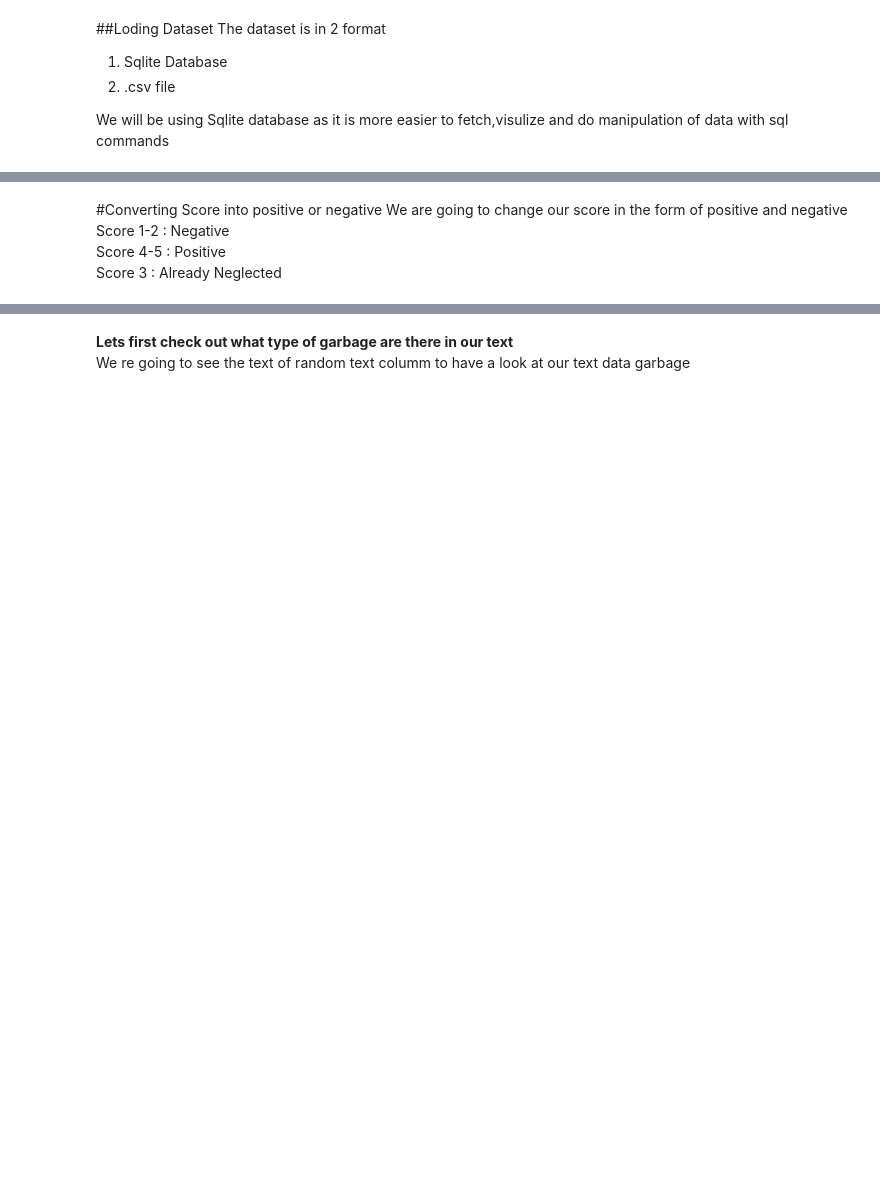
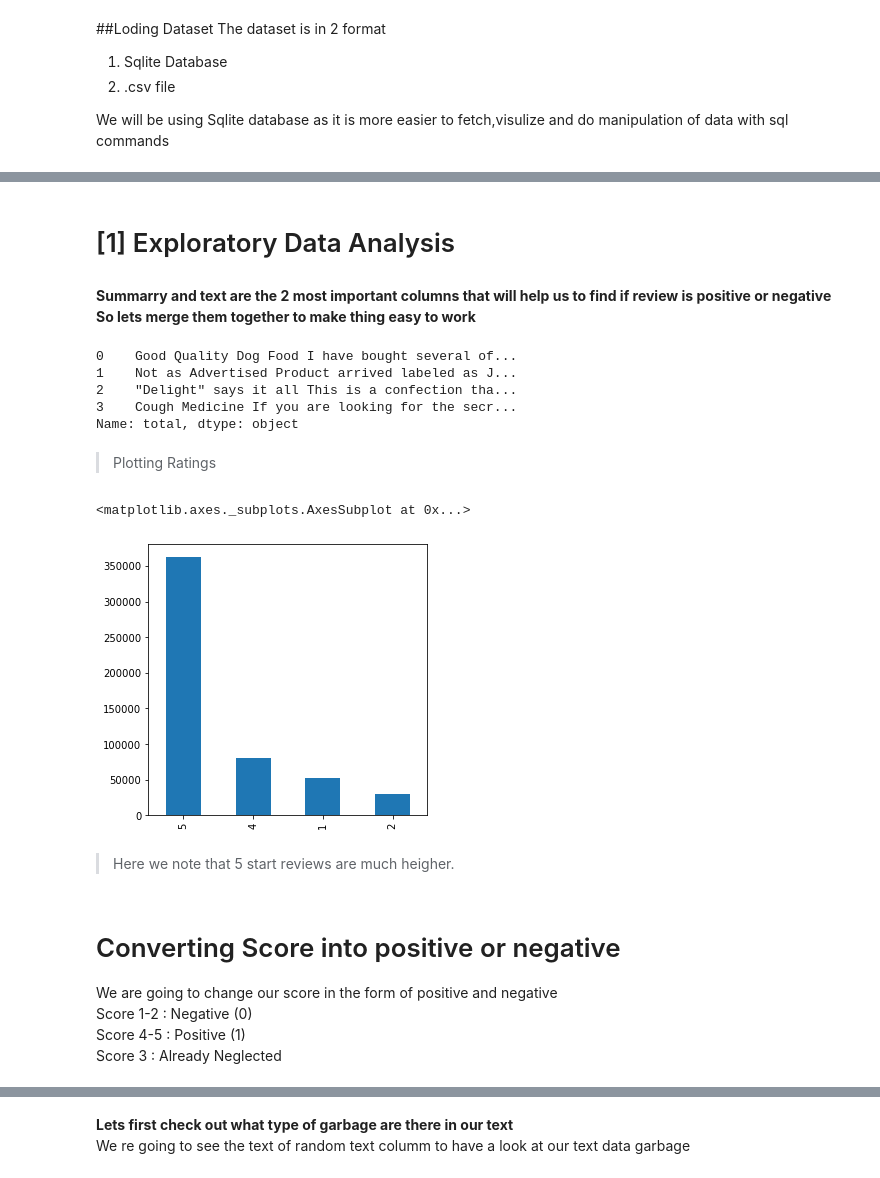
Before and after one commit to ayushising/Amazon_Reviews_for_Sentiment_Analysis, a Jupyter notebook: Amazon_Food_Review_Analysis .ipynb, the cells around one changed output, grey strips where cells are left out. Saved outputs shown, nothing was run; the diff lists cells and outputs as text; code cells hidden in the pictures; blank space fills up the shorter version.

```diff
--- a/Amazon_Food_Review_Analysis .ipynb
+++ b/Amazon_Food_Review_Analysis .ipynb
@@ -91,3 +122,6 @@ NameError: name 'pwd' is not defined
+# %%
+# Conecting to our database
+con=sqlite3.connect('/kaggle/input/amazon-fine-food-reviews/database.sqlite')
 # %%
 data=pd.read_sql_query("""
 SELECT *
@@ -111,8 +138,33 @@ data.head(4)
+# %% [markdown]
+# [1] Exploratory Data Analysis
+# %% [markdown]
+**Summarry and text are the 2 most important columns that will help us to find if review is positive or negative
+<br>
+So lets merge them together to make thing easy to work**
+# %%
+data['total']=data['Summary']+' '+data['Text']
+data.total.head(4)
+# %% [output]
+0    Good Quality Dog Food I have bought several of...
+1    Not as Advertised Product arrived labeled as J...
+2    "Delight" says it all This is a confection tha...
+3    Cough Medicine If you are looking for the secr...
+Name: total, dtype: object
+# %% [markdown]
+> Plotting Ratings
+# %%
+rcParams["figure.figsize"] = 5,5
+data["Score"].value_counts()[:4].plot(kind="bar")
+# %% [output]
+<matplotlib.axes._subplots.AxesSubplot at 0x...>
+[figure, added]
+# %% [markdown]
+> Here we note that 5 start reviews are much heigher.
 # %% [markdown]
-#Converting Score into positive or negative
+# Converting Score into positive or negative
 We are going to change our score in the form of positive and negative<br>
-Score 1-2 : Negative<br>
-Score 4-5 : Positive<br>
+Score 1-2 : Negative (0)<br>
+Score 4-5 : Positive (1) <br>
 Score 3 : Already Neglected
 # %%
 ## Writting function to convert score into Positive or Negative
```
Also changed, not shown: parts of 98 cells of this notebook.
